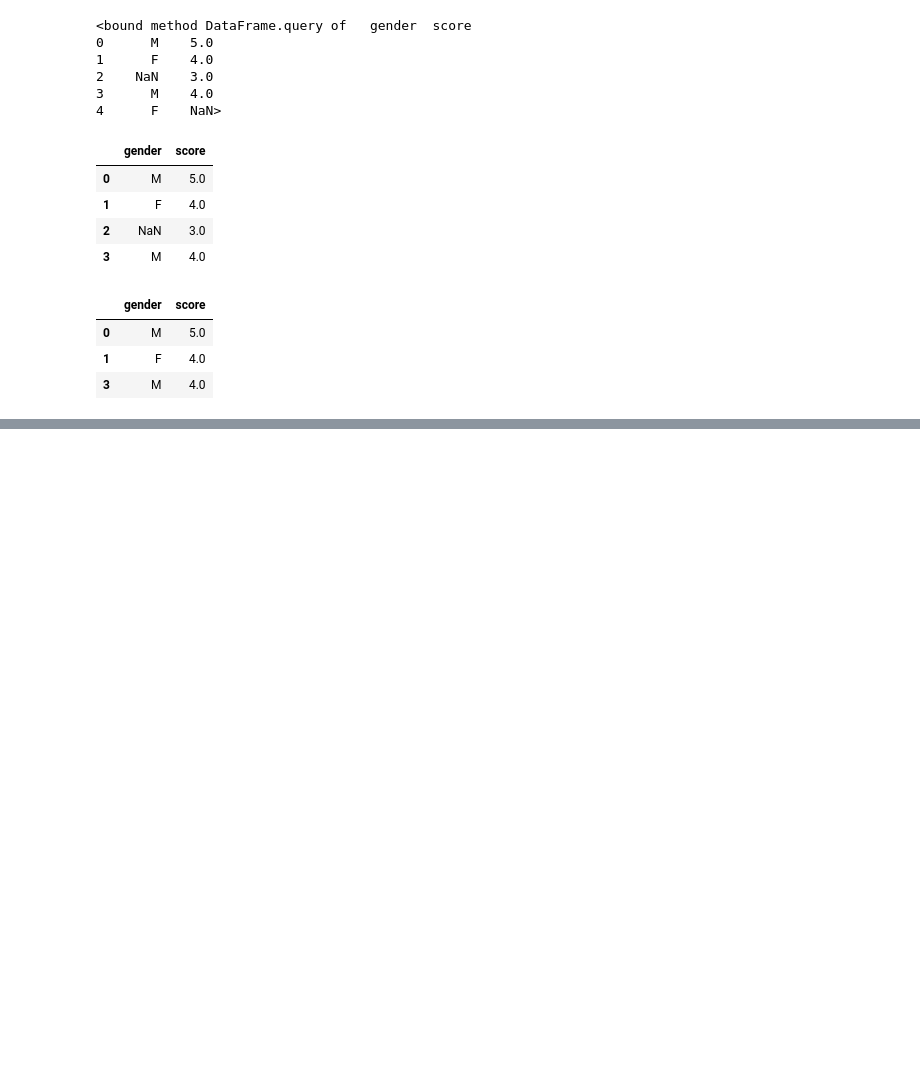
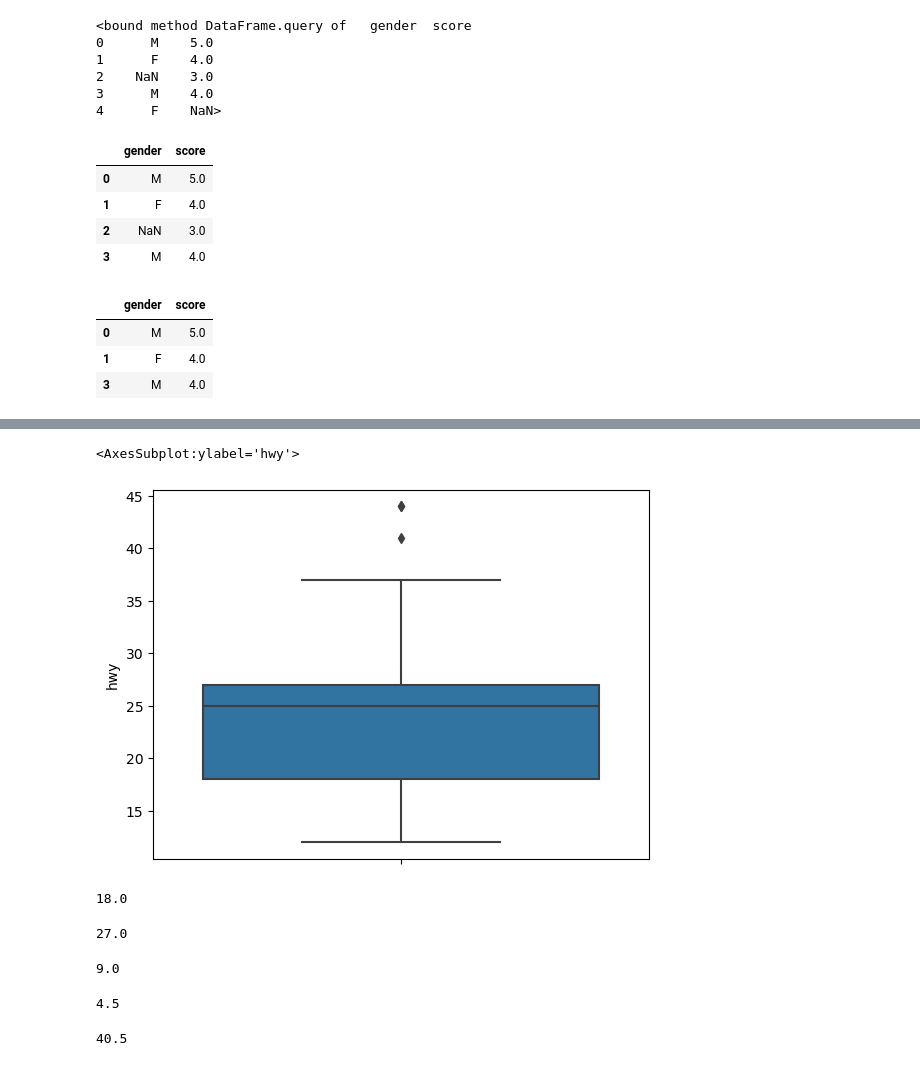
Before and after one commit to aabyess/bigdata, a Jupyter notebook: big_7weeks.ipynb, the cells around one changed output, grey strips where cells are left out. Drawn from its saved outputs; the diff is of its cells as text; code cells hidden in the pictures; blank space fills up the shorter version.

```diff
--- a/big_7weeks.ipynb
+++ b/big_7weeks.ipynb
@@ -271,0 +315,3 @@ df_nomiss
+# %%
+# 인데스 값 [64, 123, 130, 152, 211]의 고속도록 연비(hwy) 값을 결측치로 만들기
+mpg.loc[[64, 123, 130, 152, 211], 'hwy'] = np.nan
@@ -271,0 +420,31 @@ df_nomiss
+# %%
+#Lab 6 : 이상치 제거하기 - 극단적인 값
+import seaborn as sns
+sns.boxplot(data = mpg, y='hwy')
+# %% [output]
+<AxesSubplot:ylabel='hwy'>
+[figure, added]
+# %%
+pct25 = mpg['hwy'].quantile(.25)
+pct25
+# %% [output]
+18.0
+# %%
+
+pct75 = mpg['hwy'].quantile(.75)
+pct75
+# %% [output]
+27.0
+# %%
+iqr = pct75 -pct25
+iq
+# %% [output]
+9.0
+# %%
+pct25 - 1.5 * iqr
+# %% [output]
+4.5
+# %%
+pct75 + 1.5 *iqr
+# %% [output]
+40.5
```
Also changed, not shown: parts of 15 cells of this notebook.
